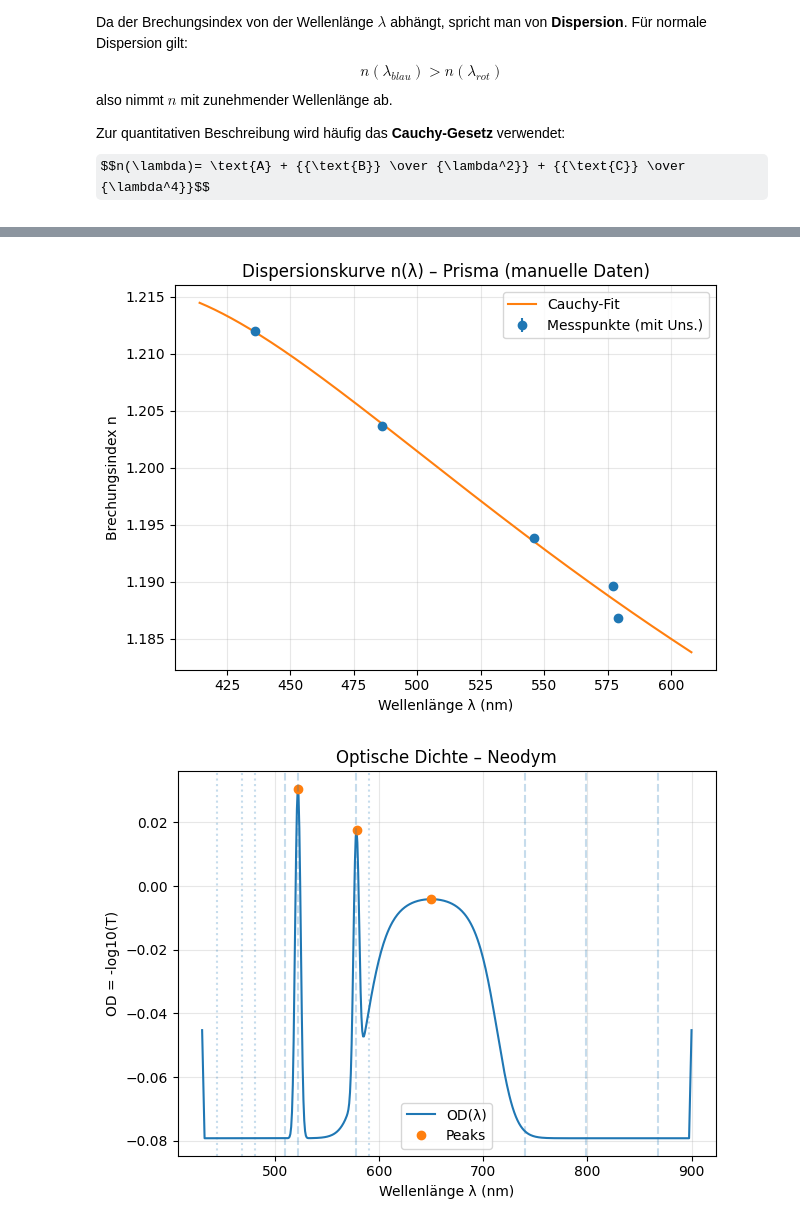
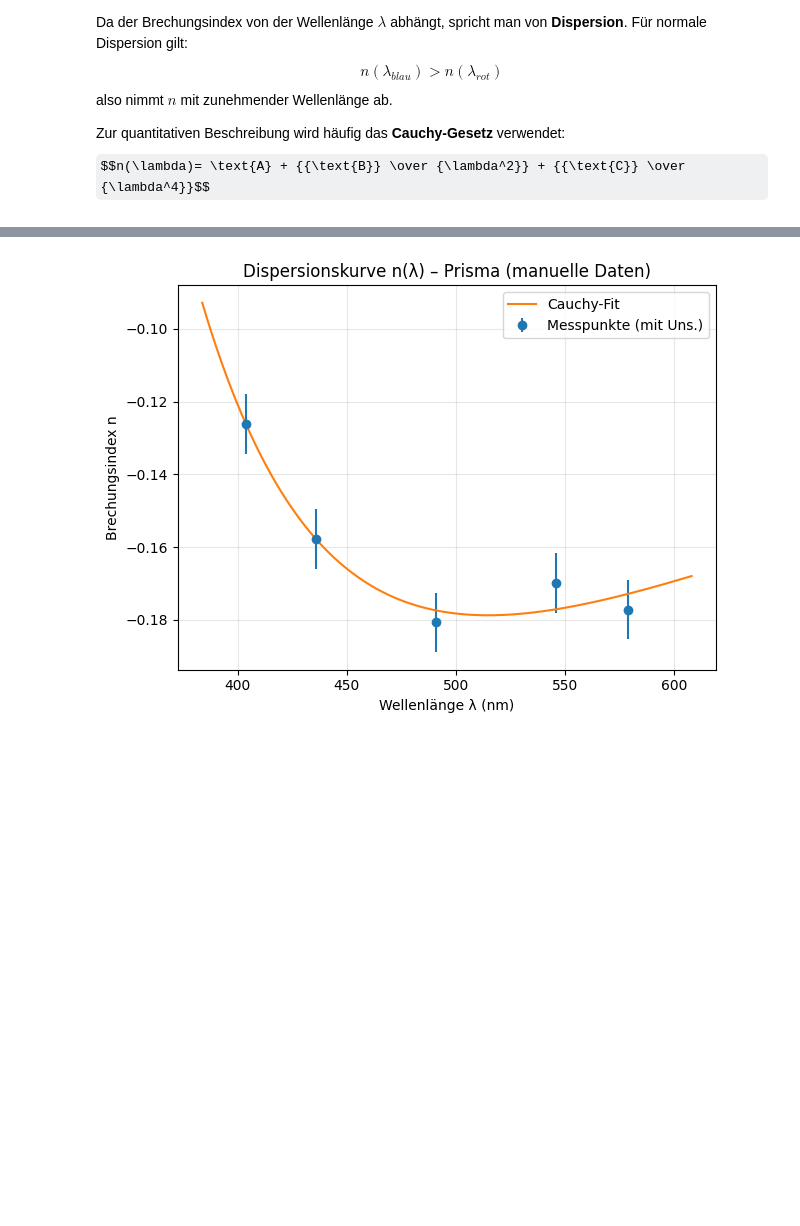
Before and after one commit to olegoniy/Lab, a Jupyter notebook: Lab3/DI01-PW3.ipynb, the cells around one changed output, grey strips where cells are left out. Drawn from its saved outputs; the diff is of its cells as text; code cells hidden in the pictures; some formulas as TeX source; blank space fills up the shorter version.

```diff
--- a/Lab3/DI01-PW3.ipynb
+++ b/Lab3/DI01-PW3.ipynb
@@ -109,33 +107,21 @@ from scipy.signal import find_peaks
 # --- (1) PRISMA
 
 # Wellenlängen der Kalibrationslinien (nm):
-wavelength_nm = np.array([436.0, 486.1, 546.1, 577.0, 579.1], dtype=float)
+wavelength_nm = np.array([404, 436, 491, 546, 579], dtype=float)
 
 # Ablesewinkel (Grad) – Richtung ohne Prisma:
-phi1_deg = np.array([12.4, 12.6, 12.9, 13.0, 13.1], dtype=float)
+phi1_deg = np.array([354.9, 354.9, 354.9, 354.075, 354.075], dtype=float)
 
 # Ablesewinkel (Grad) – Richtung in minimaler Ablenkung:
-phi2_deg = np.array([27.0, 26.6, 26.2, 26.0, 25.9], dtype=float)
+phi2_deg = np.array([47.67, 45.85, 44.53, 44.33, 43.91], dtype=float)
+
+delta_min = 360 + phi2_deg-phi1_deg
 
 # Brechender Winkel des Prismas ε (Grad) – gleicher Wert für alle Punkte:
 epsilon_deg = 60.0
 
 # (Optional) Ableseunsicherheit pro Winkel (Winkelminute) – gleicher Wert für alle Punkte:
-phi_unc_arcmin = 1.0  # z.B. 1'
-
-# --- (2) ABSORPTION: Referenz- und Probenspektrum (gleiches λ-Raster empfohlen) ---
-# Gemeinsame Wellenlängenachse (nm):
-lam_abs = np.linspace(430, 900, 600)  # ersetzen durch Ihre Messachse
-
-# Referenzintensität (ohne Probe):
-I_ref = np.exp(-0.0008*(lam_abs-650)**2) * 1.0 + 0.05
-
-# Intensität mit Probe:
-I_sam = I_ref.copy()
-# Beispielhafte Absorptionsbanden (fügen Sie Ihre Daten ein, nicht diese Modellierung):
-I_sam *= (1 - 0.35*np.exp(-0.5*((lam_abs-522)/2.0)**2))
-I_sam *= (1 - 0.25*np.exp(-0.5*((lam_abs-578)/2.0)**2))
-I_sam += 0.01
+phi_unc_arcmin = 20  # z.B. 1'
 
 # ---------------------------------------------------------
 # HILFSFUNKTIONEN (Formeln gemäß Praktikumsbeschreibung)
@@ -257,7 +243,9 @@ popt, pcov = fit_cauchy(wavelength_nm, n_vals, use_C=True)
 A,B,C = popt
 
 print("[Prisma] Cauchy-Parameter:", f"A={A:.6f}, B={B:.1f}, C={C:.3e}")
+print(f"Delta_min: {delta_min}")
 
+print(f"err_unc: {n_unc}")
 # Plot Dispersionskurve
 plt.figure()
 if np.isfinite(n_unc).any():
@@ -273,51 +261,4 @@ plt.title("Dispersionskurve n(λ) – Prisma (manuelle Daten)")
 plt.grid(True, alpha=0.3)
 plt.legend()
 plt.tight_layout()
-
-# ---------------------------------------------------------
-# (2) ABSORPTION – AUSWERTUNG
-# ---------------------------------------------------------
-
-# OD berechnen
-lam_od, OD = compute_OD(lam_abs, I_ref, I_sam, smooth_pts=7)
-
-# Peaks in OD finden
-peaks_nm, peaks_OD, props = find_od_peaks(lam_od, OD, prominence=0.03, distance_nm=1.5)
-
-# Zuordnung zu Nd/Pr
-nd_matches = match_lines(peaks_nm, ND_LINES, tol_nm=2.0)
-pr_matches = match_lines(peaks_nm, PR_LINES, tol_nm=2.0)
-
-if nd_matches and not pr_matches:
-    decision = "Neodym"
-elif pr_matches and not nd_matches:
-    decision = "Praseodym"
-elif nd_matches and pr_matches:
-    decision = "Mischung (Nd+Pr)"
-else:
-    decision = "unklar"
-
-print("\n[Absorption] Entscheidung:", decision)
-if nd_matches:
-    print("[Absorption] Nd-Treffer (Ref, Peak, Δnm):")
-    for r,p,d in nd_matches: print(f"  {r:.1f} → {p:.2f} (Δ={d:+.2f})")
-if pr_matches:
-    print("[Absorption] Pr-Treffer (Ref, Peak, Δnm):")
-    for r,p,d in pr_matches: print(f"  {r:.1f} → {p:.2f} (Δ={d:+.2f})")
-
-# Plot OD + Peaks + Referenzlinien
-plt.figure()
-plt.plot(lam_od, OD, label="OD(λ)")
-if len(peaks_nm)>0:
-    plt.plot(peaks_nm, np.interp(peaks_nm, lam_od, OD), "o", label="Peaks")
-for l in ND_LINES: plt.axvline(l, linestyle="--", alpha=0.25)  # Nd
-for l in PR_LINES: plt.axvline(l, linestyle=":",  alpha=0.25)  # Pr
-plt.xlabel("Wellenlänge λ (nm)")
-plt.ylabel("OD = -log10(T)")
-plt.title(f"Optische Dichte – {decision}")
-plt.grid(True, alpha=0.3)
-plt.legend()
-plt.tight_layout()
-
-plt.show()
 # %% [output]
@@ -330,2 +268 @@ plt.show()
-[figure, old version]
+[figure, new version]
-[figure, removed]
```
Also changed, not shown: parts of 5 cells of this notebook, 8 other files.
